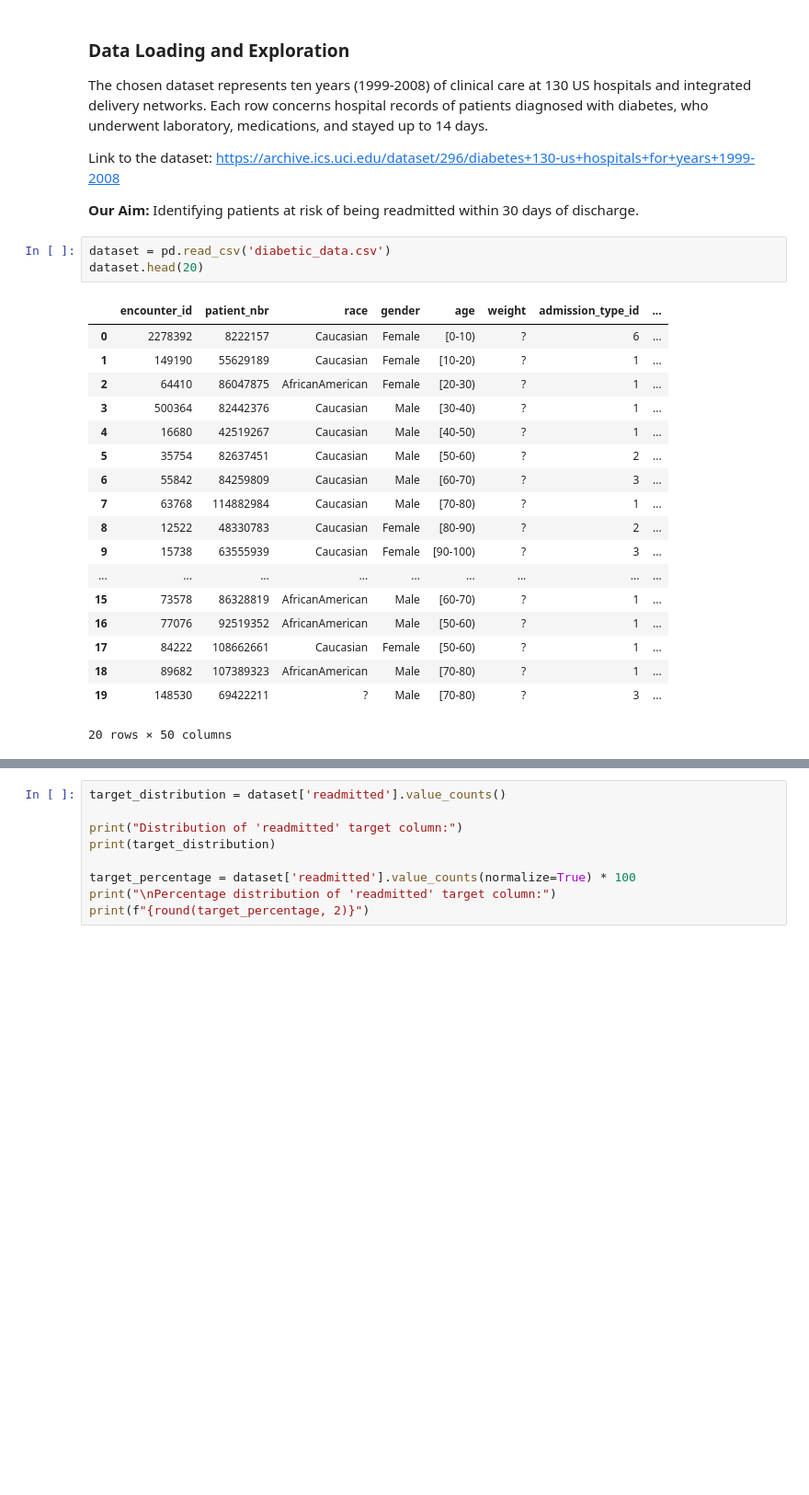
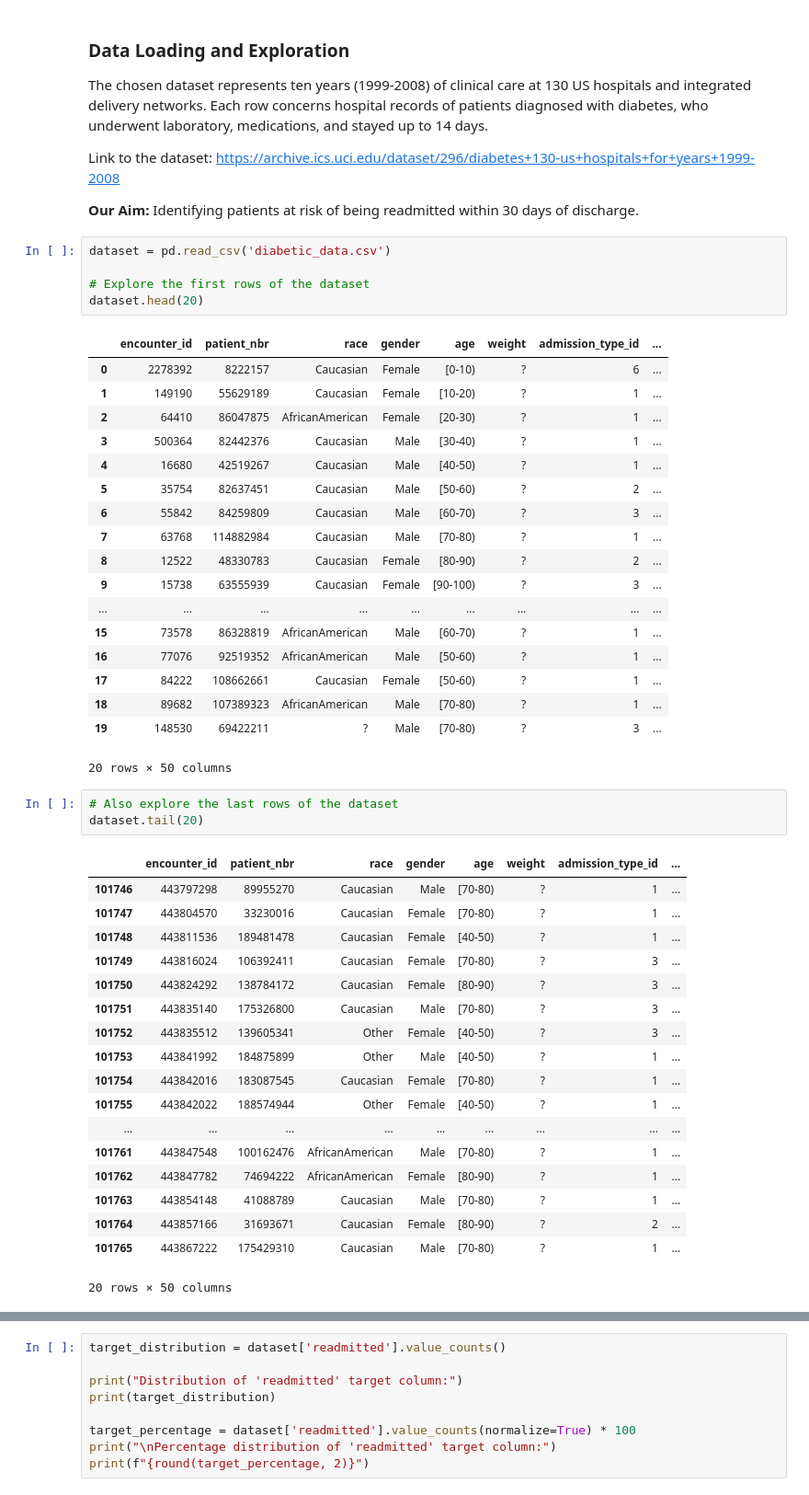
Before and after one commit to selinceydeli/ESL_Final_Project, a Jupyter notebook: effect_of_class_imbalance_code.ipynb, the cells around one changed output, grey strips where cells are left out. Shown: that part at 92% size. Saved outputs shown, nothing was run; the diff lists cells and outputs as text; blank space fills up the shorter version.

```diff
--- a/effect_of_class_imbalance_code.ipynb
+++ b/effect_of_class_imbalance_code.ipynb
@@ -31,6 +31,8 @@ Link to the dataset: https://archive.ics.uci.edu/dataset/296/diabetes+130-us+hos
 **Our Aim:** Identifying patients at risk of being readmitted within 30 days of discharge.
 # %%
 dataset = pd.read_csv('diabetic_data.csv')
+
+# Explore the first rows of the dataset
 dataset.head(20)
 # %% [output]
 |  | encounter_id | patient_nbr | race | gender | age | weight | admission_type_id | ... |
@@ -51,3 +53,25 @@ dataset.head(20)
 | 18 | 89682 | 107389323 | AfricanAmerican | Male | [70-80) | ? | 1 | ... |
 | 19 | 148530 | 69422211 | ? | Male | [70-80) | ? | 3 | ... |
 20 rows × 50 columns
+# %%
+# Also explore the last rows of the dataset
+dataset.tail(20)
+# %% [output]
+|  | encounter_id | patient_nbr | race | gender | age | weight | admission_type_id | ... |
+| 101746 | 443797298 | 89955270 | Caucasian | Male | [70-80) | ? | 1 | ... |
+| 101747 | 443804570 | 33230016 | Caucasian | Female | [70-80) | ? | 1 | ... |
+| 101748 | 443811536 | 189481478 | Caucasian | Female | [40-50) | ? | 1 | ... |
+| 101749 | 443816024 | 106392411 | Caucasian | Female | [70-80) | ? | 3 | ... |
+| 101750 | 443824292 | 138784172 | Caucasian | Female | [80-90) | ? | 3 | ... |
+| 101751 | 443835140 | 175326800 | Caucasian | Male | [70-80) | ? | 3 | ... |
+| 101752 | 443835512 | 139605341 | Other | Female | [40-50) | ? | 3 | ... |
+| 101753 | 443841992 | 184875899 | Other | Male | [40-50) | ? | 1 | ... |
+| 101754 | 443842016 | 183087545 | Caucasian | Female | [70-80) | ? | 1 | ... |
+| 101755 | 443842022 | 188574944 | Other | Female | [40-50) | ? | 1 | ... |
+| ... | ... | ... | ... | ... | ... | ... | ... | ... |
+| 101761 | 443847548 | 100162476 | AfricanAmerican | Male | [70-80) | ? | 1 | ... |
+| 101762 | 443847782 | 74694222 | AfricanAmerican | Female | [80-90) | ? | 1 | ... |
+| 101763 | 443854148 | 41088789 | Caucasian | Male | [70-80) | ? | 1 | ... |
+| 101764 | 443857166 | 31693671 | Caucasian | Female | [80-90) | ? | 2 | ... |
+| 101765 | 443867222 | 175429310 | Caucasian | Male | [70-80) | ? | 1 | ... |
+20 rows × 50 columns
```
Also changed, not shown: parts of 3 cells of this notebook, 1 other file.
